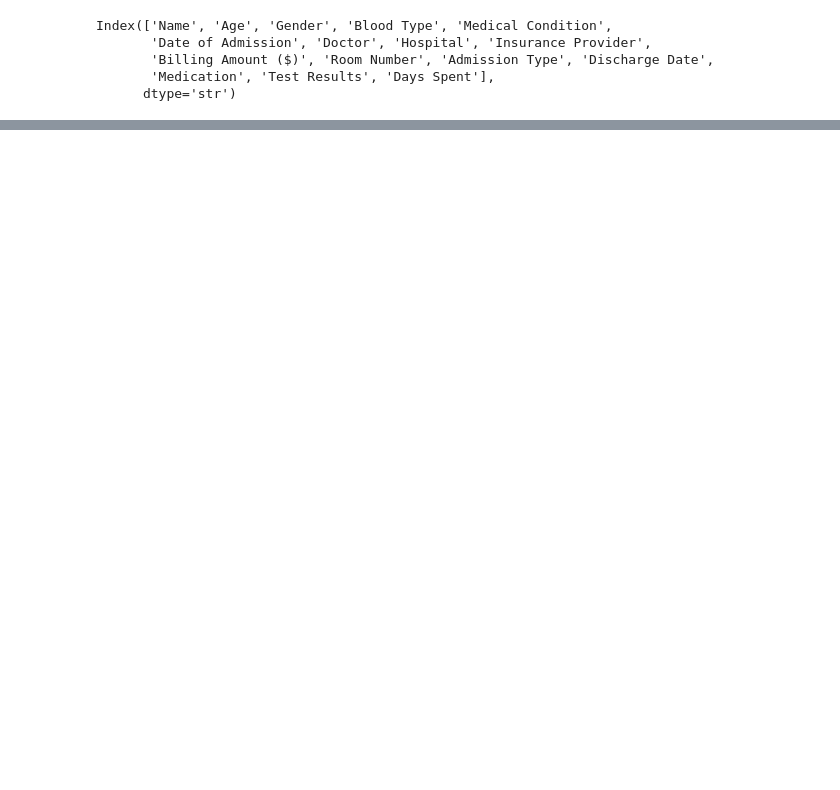
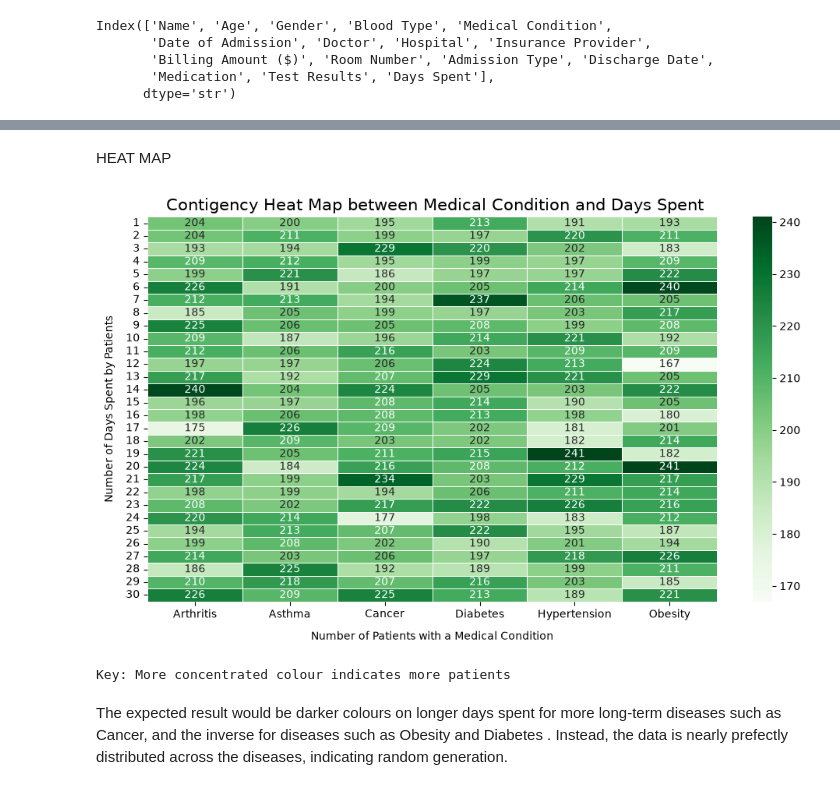
Before and after one commit to agbahovbejasmine-del/hospital_data_project, a Jupyter notebook: hospital_analysis.ipynb, the cells around one changed output, grey strips where cells are left out. Drawn from its saved outputs; the diff is of its cells as text; code cells hidden in the pictures; blank space fills up the shorter version.

```diff
--- a/hospital_analysis.ipynb
+++ b/hospital_analysis.ipynb
@@ -450,5 +423,5 @@ TypeError: type 'DataFrame' is not subscriptable
 # %%
 
-contingency_table = pd.crosstab(df['Billing Amount ($)'].mean(), df['Admission Type'])
-print("Contingency Table between Billing Amount and Days Spent:")
-print(contingency_table)
+contingency_table2 = pd.crosstab(df['Days Spent'],df['Medical Condition'])
+print("Contingency Table between Medical Condition and Days Spent:")
+print(contingency_table2)
@@ -459,0 +444,21 @@ row_0
+# %% [markdown]
+HEAT MAP
+# %%
+import seaborn as sns
+# This will set the figure size to 10 by 6
+plt.figure(figsize=(10,6))
+
+sns.heatmap(contingency_table2, annot= True, fmt='d',cmap = 'Greens', linewidths=0.5, cbar= True)
+plt.title(' Contigency Heat Map between Medical Condition and Days Spent',fontsize=15)
+plt.ylabel('Number of Days Spent by Patients', fontsize=10, labelpad=10)
+plt.xlabel(' Number of Patients with a Medical Condition ', fontsize=10, labelpad=10)
+#Learnt about tight_layout , which prevents the layout from being cut off
+plt.tight_layout()
+plt.show()
+
+print('Key: More concentrated colour indicates more patients')
+# %% [output]
+[figure, added]
+Key: More concentrated colour indicates more patients
+# %% [markdown]
+The expected result would be darker colours on longer days spent for more long-term diseases such as Cancer, and the inverse for diseases such as Obesity and Diabetes . Instead, the data is nearly prefectly distributed across the diseases, indicating random generation.
```
Also changed, not shown: parts of 15 cells of this notebook.
